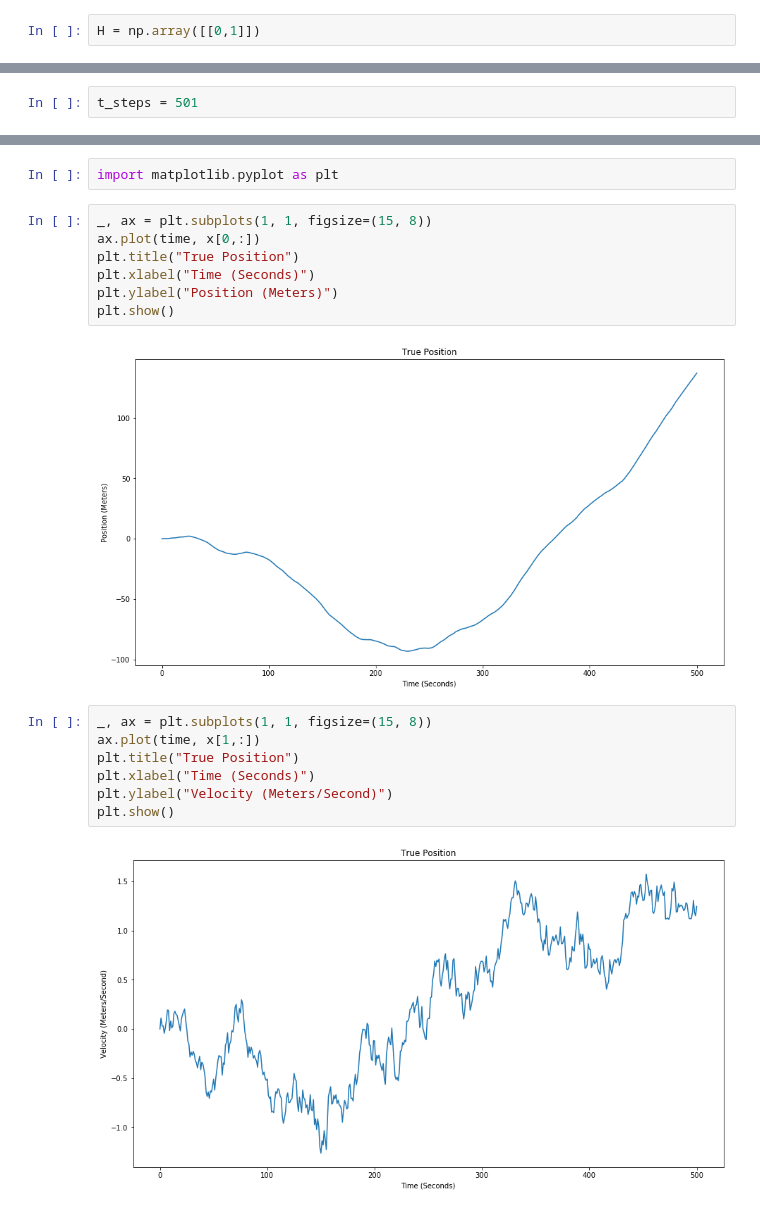
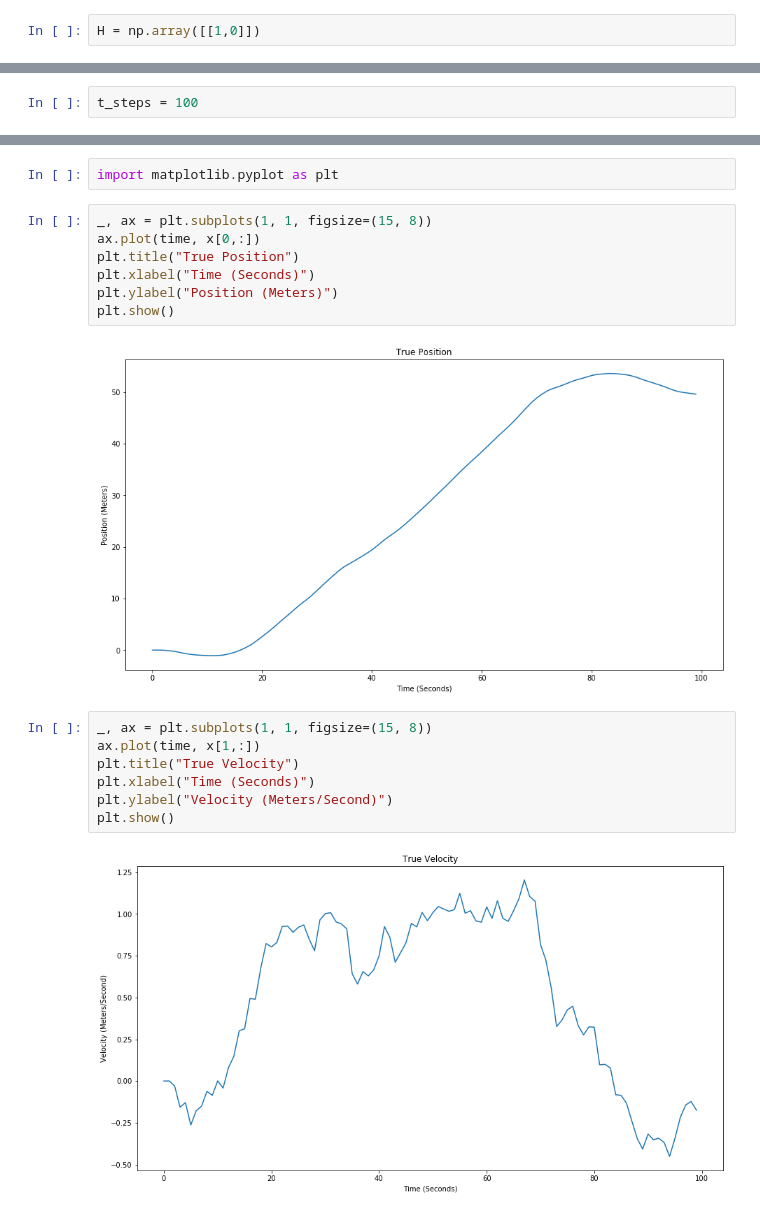
Before and after one commit to charlielu05/kalman_filter, a Jupyter notebook: run_sim.ipynb, the cells around one changed output, grey strips where cells are left out. Cells and saved outputs as stored; diff of their text form.

```diff
--- a/run_sim.ipynb
+++ b/run_sim.ipynb
@@ -9,7 +9,7 @@ B = np.array([[0],[1]])
 C = np.array([[0,0]])
 D = np.array([[0]])
 # %%
-H = np.array([[0,1]])
+H = np.array([[1,0]])
 # %%
 Q = np.array([[0.01]])
 # %%
@@ -21,7 +21,7 @@ x0 = np.array([[0],[0]])
 # %%
 dt = 1.0
 # %%
-t_steps = 501
+t_steps = 100
 # %%
 state_space = signal.StateSpace(A,B,C,D)
 # %%
@@ -156,16 +156,16 @@ plt.xlabel("Time (Seconds)")
 plt.ylabel("Position (Meters)")
 plt.show()
 # %% [output]
-[figure, old version]
+[figure, new version]
 # %%
 _, ax = plt.subplots(1, 1, figsize=(15, 8))
 ax.plot(time, x[1,:])
-plt.title("True Position")
+plt.title("True Velocity")
 plt.xlabel("Time (Seconds)")
 plt.ylabel("Velocity (Meters/Second)")
 plt.show()
 # %% [output]
-[figure, old version]
+[figure, new version]
 # %%
 _, ax = plt.subplots(1, 1, figsize=(15, 8))
 ax.plot(time, z[0,:])
```
Also changed, not shown: parts of 4 cells of this notebook, 2 other files.
